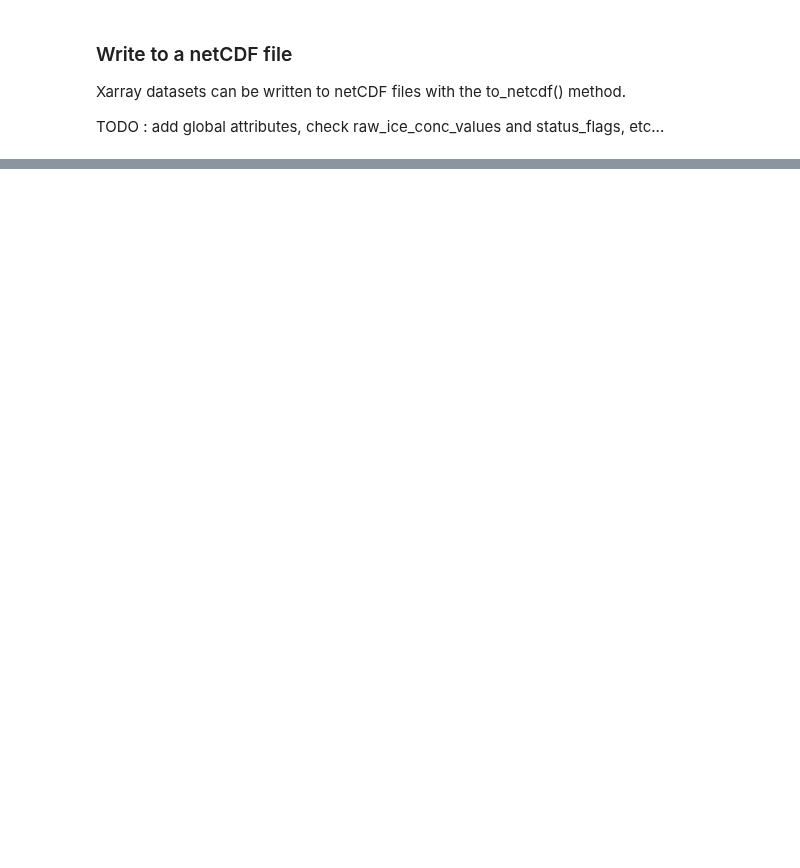
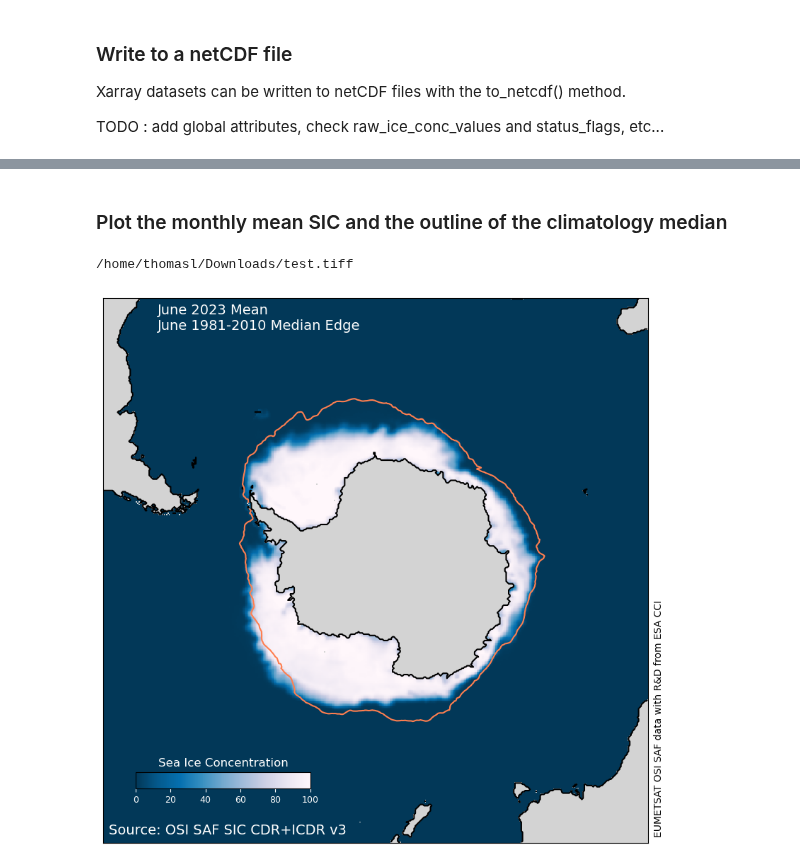
Before and after one commit to TomLav/snippets, a Jupyter notebook: Monthly Sea Ice Concentration Anomalies.ipynb, the cells around one changed output, grey strips where cells are left out. Cells and saved outputs as stored; diff of their text form; code cells hidden in the pictures; blank space fills up the shorter version.

```diff
--- a/Monthly Sea Ice Concentration Anomalies.ipynb
+++ b/Monthly Sea Ice Concentration Anomalies.ipynb
@@ -168,0 +170,45 @@ print(outname, "is ready.")
+# %% [markdown]
+### Plot the monthly mean SIC and the outline of the climatology median
+# %%
+climo_med = climo_ds.median(dim="time", keep_attrs=True)
+# %%
+import numpy as np
+from matplotlib import pylab as plt
+from cmocean import cm
+from mpl_toolkits.axes_grid1.inset_locator import inset_axes
+
+cmap = copy(cm.ice)
+cmap = copy(plt.colormaps['PuBu_r'])
+cmap.set_bad('lightgrey')
+
+fig, ax = plt.subplots(figsize=(10,10))
+cols = ax.imshow(month_ds['ice_conc'][0].to_masked_array(),
+          interpolation='none', vmin=0, vmax=100, cmap=cmap)
+ax.contour(np.nan_to_num(month_ds['ice_conc'][0].values,nan=-10), levels=(-10.,),
+           colors='black', linestyles='-')
+ax.contour(climo_med['ice_conc'], levels=(15.,), colors='coral',)
+
+cbaxes = inset_axes(ax, width="32%", height="3%", loc=3, borderpad=0,
+                    bbox_to_anchor=(0.06, 0.1, 1, 1),
+                    bbox_transform=ax.transAxes)
+cbar = plt.colorbar(cols, cax=cbaxes, orientation="horizontal",)
+cbar.ax.set_title('Sea Ice Concentration',fontsize=12,color='w')
+cbar.ax.tick_params(labelsize=9,colors='w')
+
+ax.set_xticks([])
+ax.set_yticks([])
+ax.text(0.1,0.99,'{d:%B %Y} Mean\n{d:%B} {c1:}-{c2:} Median Edge'.format(d=dt, c1=climo[0], c2=climo[1]),
+        va='top', transform=ax.transAxes, color='w', fontsize=14,)
+ax.text(1.01,0.01,'EUMETSAT OSI SAF data with R&D from ESA CCI',
+        rotation=90, ha='left', va='bottom', transform=ax.transAxes)
+ax.text(0.01,0.01,'Source: OSI SAF SIC CDR+ICDR v3', fontsize=14,
+        va='bottom', transform=ax.transAxes, color='w',)
+
+outname = '/home/thomasl/Downloads/test.tiff'
+plt.savefig(outname, bbox_inches='tight')
+print(outname)
+
+plt.show()
+# %% [output]
+/home/thomasl/Downloads/test.tiff
+[figure, added]
```
Also changed, not shown: parts of 5 cells of this notebook.
